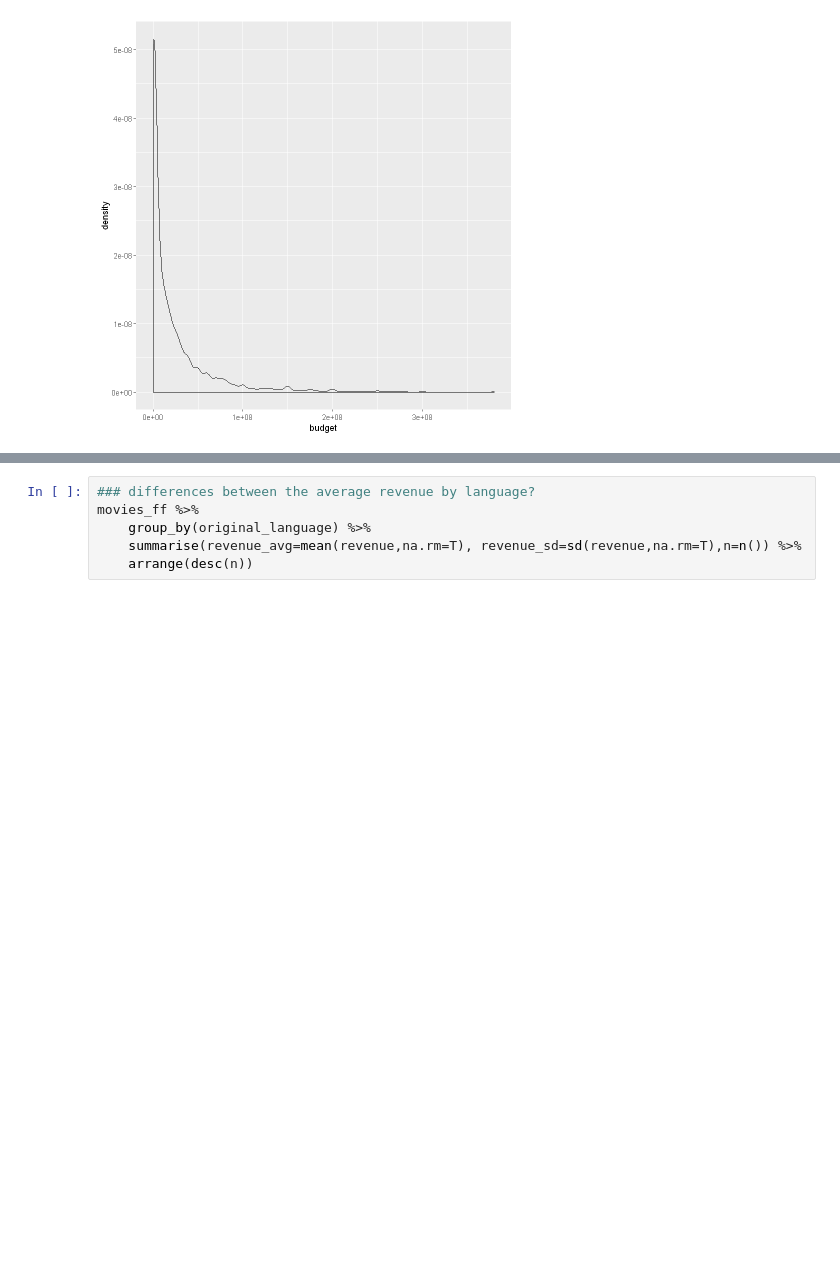
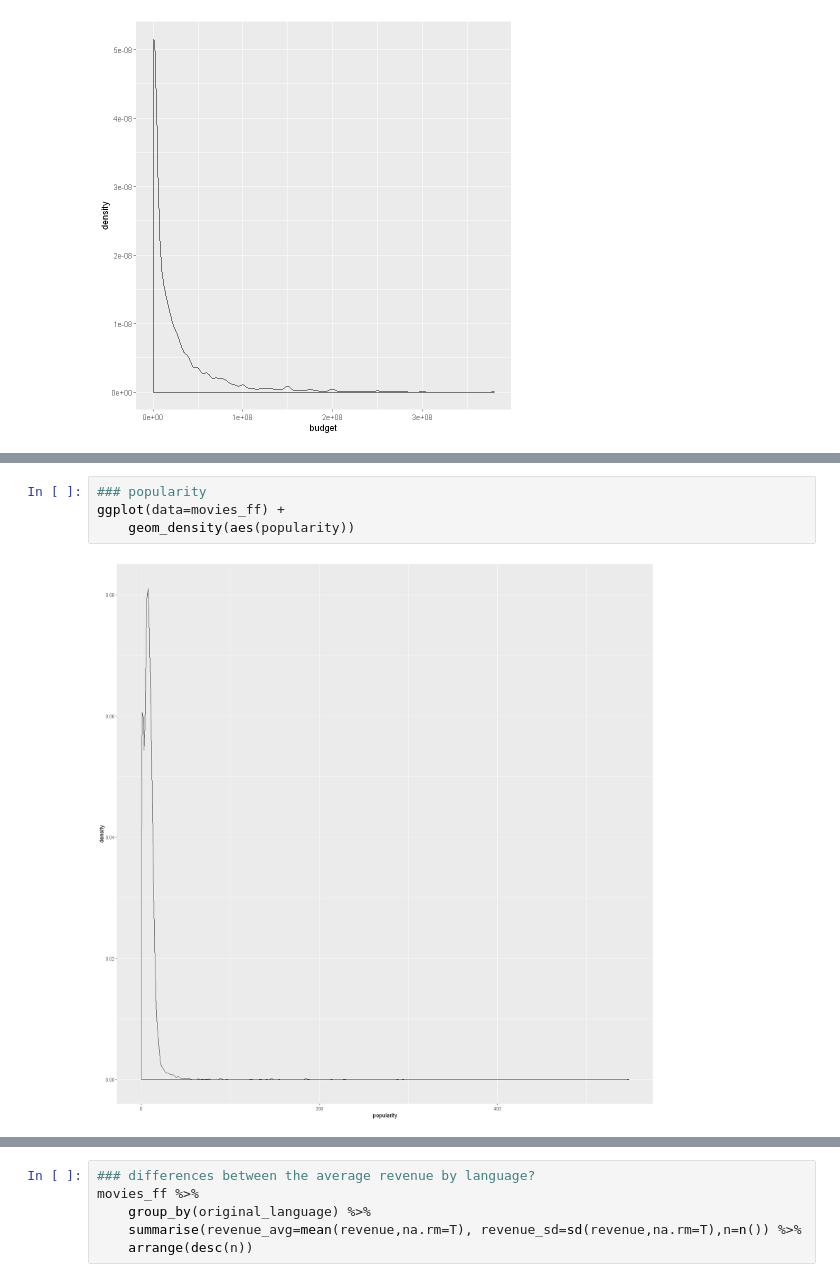
Before and after one commit to dannyvaks/DataScience, a Jupyter notebook: stats/HomeWork No. 4.ipynb, the cells around one changed output, grey strips where cells are left out. Saved outputs shown, nothing was run; the diff lists cells and outputs as text; blank space fills up the shorter version.

```diff
--- a/stats/HomeWork No. 4.ipynb
+++ b/stats/HomeWork No. 4.ipynb
@@ -133,0 +179,6 @@ ggplot(data=movies_ff) +
+# %%
+### popularity
+ggplot(data=movies_ff) +
+    geom_density(aes(popularity))
+# %% [output]
+[figure, added]
```
Also changed, not shown: parts of 15 cells of this notebook, 1 other file.
